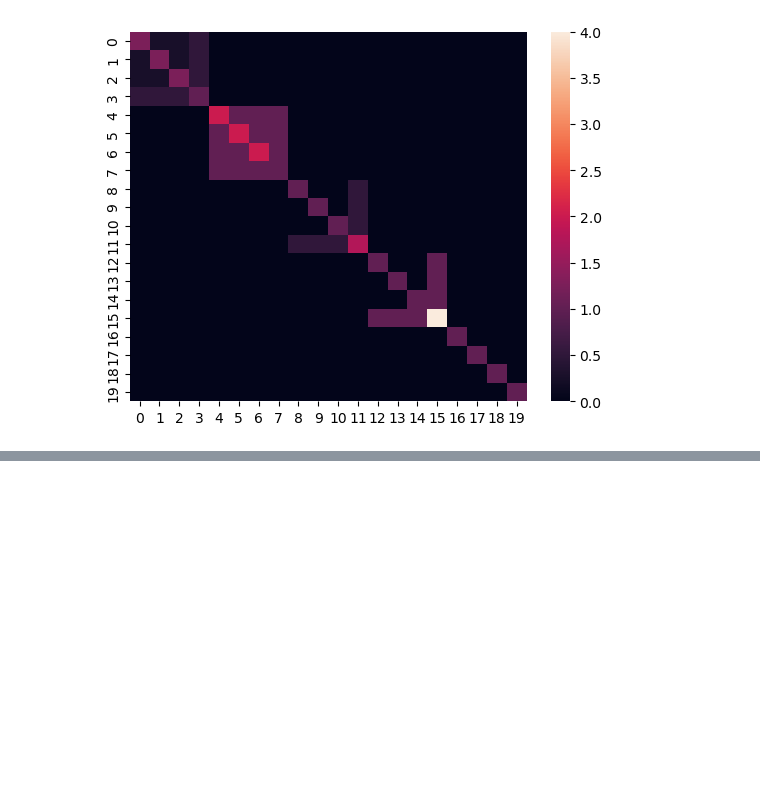
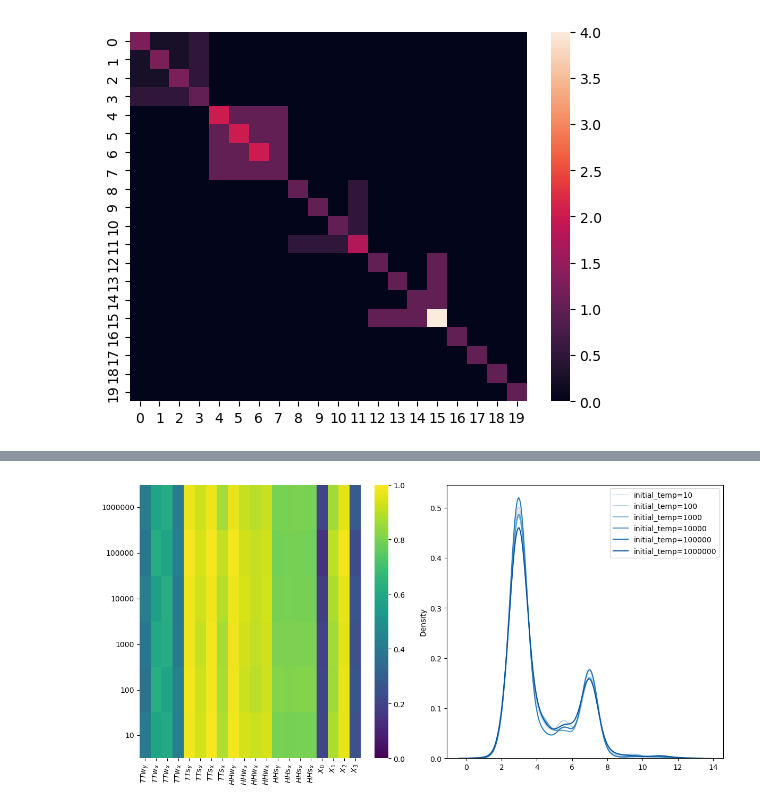
Before and after one commit to Laouen/Oinformation, a Jupyter notebook: analysis/simulated_annealing_multi_order.ipynb, the cells around one changed output, grey strips where cells are left out. Drawn from its saved outputs; the diff is of its cells as text; code cells hidden in the pictures; blank space fills up the shorter version.

Commit message:
Implemented new analysis for simulated annealing multi order

```diff
--- a/analysis/simulated_annealing_multi_order.ipynb
+++ b/analysis/simulated_annealing_multi_order.ipynb
@@ -140,0 +176,9 @@ plt.show()
+# %%
+errors = []
+rates = []
+temps = [10, 100, 1000, 10000, 100000, 1000000]
+for temp in temps:
+
+    sim_res = simulated_annealing_multi_order(X, repeat=1000, initial_temp=temp, use_cpu=True)
+    errors.append(weigth_absolute_deviation(sim_res[0]))
+    rates.append(single_error_rates(sim_res[0]))
@@ -140,0 +192,37 @@ plt.show()
+# %%
+var_names = (
+    [r'$TTw_{{y}}$'] + [rf'$TTw_{{x}}$' for i in range(3)] +
+    [r'$TTs_{{y}}$'] + [rf'$TTs_{{x}}$' for i in range(3)] +
+    [r'$HHw_{{y}}$'] + [rf'$HHw_{{x}}$' for i in range(3)] +
+    [r'$HHs_{{y}}$'] + [rf'$HHs_{{x}}$' for i in range(3)] +
+    [rf'$X_{i}$' for i in range(4)]
+)
+
+fig, axes = plt.subplots(1, 2, figsize=(2*6, 1*6))
+
+# plot heatmap of errors
+ax = axes[0]
+sns.heatmap(rates, ax=ax, vmin=0, vmax=1, cmap='viridis')
+ax.invert_yaxis()
+
+# set x labels as var_names
+ax.set_xticks(np.arange(len(var_names)) + 0.5)
+ax.set_xticklabels(var_names, rotation=90)
+
+# set y labels as temps
+ax.set_yticks(np.arange(len(temps)) + 0.5)
+ax.set_yticklabels(temps, rotation=0)
+
+# plot distributions of errors for each step_size
+palette = sns.color_palette("Blues", len(temps))
+ax = axes[1]
+for i, error in enumerate(errors):
+    sns.kdeplot(error, ax=ax, label=f'initial_temp={temps[i]}', color=palette[i])
+
+ax.legend()
+
+# Show the plot
+plt.tight_layout()
+plt.show()
+# %% [output]
+[figure, added]
```
Also changed, not shown: parts of 4 cells of this notebook.
